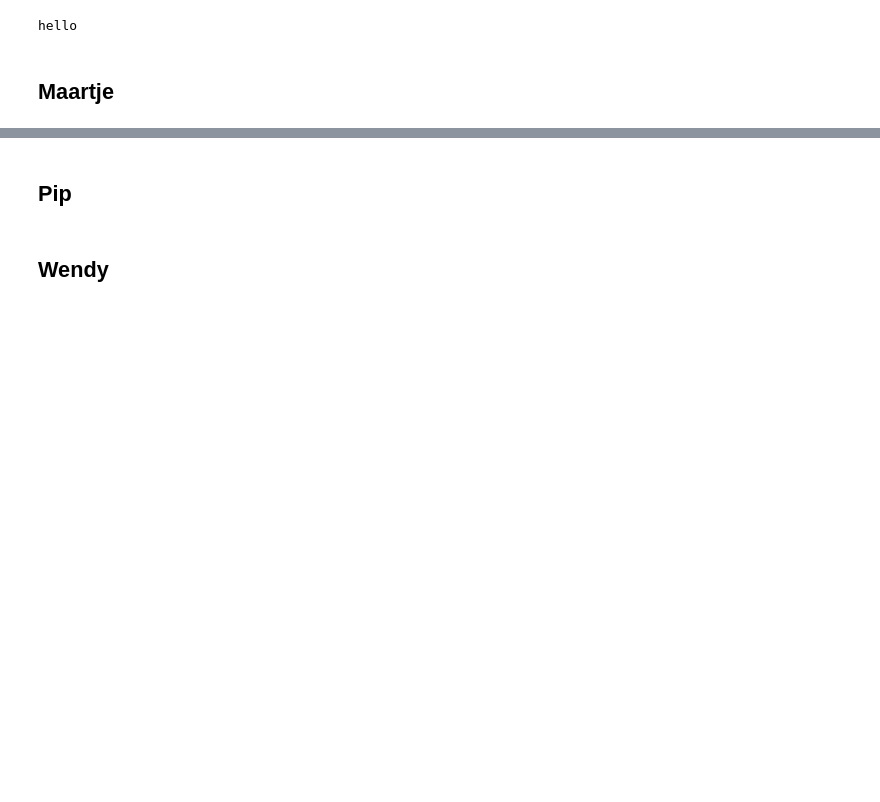
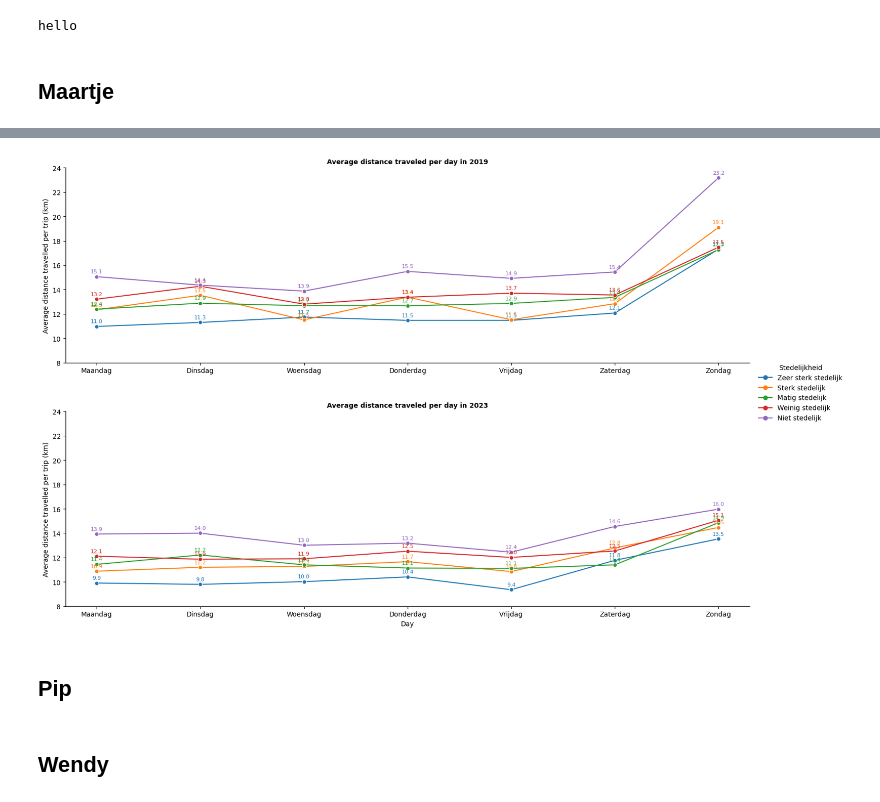
Before and after one commit to wendyqxc/Group8, a Jupyter notebook: Code_per_person.ipynb, the cells around one changed output, grey strips where cells are left out. Drawn from its saved outputs; the diff is of its cells as text; code cells hidden in the pictures; blank space fills up the shorter version.

Commit message:
Research question 1 made and visualize by Maartje

```diff
--- a/Code_per_person.ipynb
+++ b/Code_per_person.ipynb
@@ -26,0 +33,11 @@ hello
+# %%
+'''Reading the dataset: dataset1'''
+df = pd.read_csv('Dataset1.csv',\
+    delimiter=';',\
+    encoding='utf-8-sig',
+    skiprows=4) #skip the first 4 rows because they don't contain any needed data
+df_copy = df.copy() #make a copy of the original dataframe
+new_header = pd.MultiIndex.from_arrays(df.iloc[0:3].values) #make row with index 0,1 en 2 part of the column index. These rows don't contain any data and they should be part of the column index
+df_copy.columns = new_header #make these rows part of the new column indexes
+df1 = df_copy.iloc[3:,0:14] #show all rows and columns that are needed (from column 15 and on, it shows travel time instead of distance)
+df1.head()
@@ -27,3 +128,49 @@ hello
+# %%
+"""Filtering the data to make the graph"""
+df_long['Day'] = df_long['Day'].astype(str).str.strip() #remove all white spaces from the strings in column 'Day'
+df_long = df_long[df_long['Day'] != 'Totaal'] #show data for all days except for the 'totaal'
+
+df_long = df_long[df_long['Stedelijkheid'] != 'Nederland'] #show data for levels of urbanity except for the 'totaal'
+
+day_order = ['Maandag','Dinsdag','Woensdag','Donderdag','Vrijdag','Zaterdag','Zondag',] #making a list which shows the days in logical order
+df_long['Day'] = pd.Categorical(df_long['Day'], categories=day_order, ordered=True) #sorting the days according to the logical order
+# %%
+"""Making the graph using seaborn"""
+g = sns.relplot(
+    data=df_long,        #dataframe used
+    x='Day',             #Data shown on the x-axis is the days
+    y='Gemiddelde_Afstand_km',  #Data shown on the y-axis is the distance travelled
+    kind='line',         #Showing a line in the plot
+    row='Jaar',          #Make two rows in the plot: one for the year 2019, and one for the year 2023
+    hue='Stedelijkheid', #Every amount of urbanity gets its own colour in both graphs
+    marker='o',          #Each datapoint is shown by a dot
+    aspect=3.0,          #Makes the graph broader and thus better readable
+    height=5,            #Determines the height of each graph
+)
+
+"""Adding lables for the axes and title"""
+g.set_ylabels('Average distance travelled per trip (km)') #y axis label
+g.set(ylim=(8, 24)) #setting a minimum and maximum for the y axis
+g.set_xlabels('Day') #x axis label
+g.fig.subplots_adjust(hspace=0.25)  #add some more space between the two subplots
+g.set_titles("Average distance traveled per day in {row_name}",fontweight='bold') #title per subplot
+for ax in g.axes.flat: #loop through both subplots
+    ax.tick_params(axis='x', labeltop=False, labelbottom=True) #adding x-lables on both subplots
+
+"""Adding data labels"""
+for ax in g.axes.flat: #loop through both subplots
+    for line in ax.lines: #loop through al lines in subplot
+        x_data = line.get_xdata() #get the x data
+        y_data = line.get_ydata() #get the y data
+
+        for x, y in zip(x_data, y_data): #looping through x and y data
+            ax.text(x, y + 0.3, f"{y:.1f}",  # 0.3 = placed above the data point
+                    color=line.get_color(),
+                    fontsize=8,
+                    ha='center')
+plt.show()
+# %% [output]
+[figure, added]
 # %% [markdown]
 ## Pip ##
 # %% [markdown]
```
Also changed, not shown: parts of 5 cells of this notebook.
